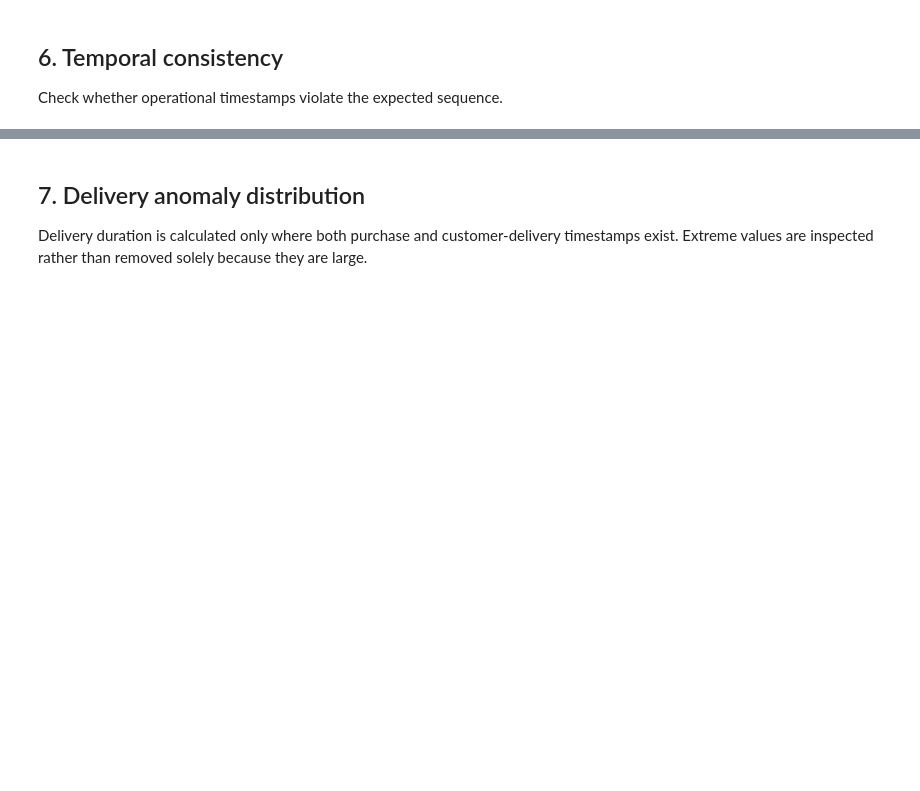
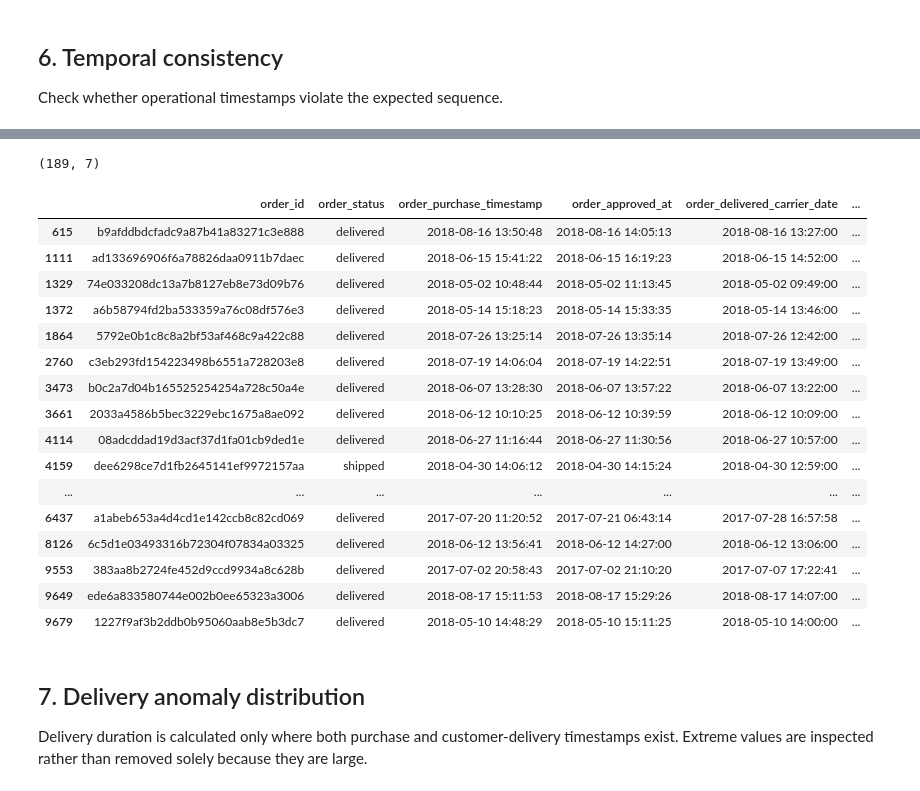
Before and after one commit to Prabudha-start/Retail-Ecommerce-BI-Analytics, a Jupyter notebook: notebooks/05_data_quality_audit.ipynb, the cells around one changed output, grey strips where cells are left out. Cells and saved outputs as stored; diff of their text form; code cells hidden in the pictures; blank space fills up the shorter version.

```diff
--- a/notebooks/05_data_quality_audit.ipynb
+++ b/notebooks/05_data_quality_audit.ipynb
@@ -113,0 +164,29 @@ pd.Series(temporal_checks, name='issue_count')
+# %%
+timestamp_anomalies = orders[
+    (
+        orders["order_delivered_carrier_date"].notna()
+        & (
+            orders["order_delivered_carrier_date"]
+            < orders["order_purchase_timestamp"]
+        )
+    )
+    |
+    (
+        orders["order_delivered_customer_date"].notna()
+        & orders["order_delivered_carrier_date"].notna()
+        & (
+            orders["order_delivered_customer_date"]
+            < orders["order_delivered_carrier_date"]
+        )
+    )
+][[
+    "order_id",
+    "order_status",
+    "order_purchase_timestamp",
+    "order_approved_at",
+    "order_delivered_carrier_date",
+    "order_delivered_customer_date",
+    "order_estimated_delivery_date"
+]]
+
+timestamp_anomalies
@@ -114,3 +207,27 @@ pd.Series(temporal_checks, name='issue_count')
+# %%
+timestamp_anomalies.shape
+# %% [output]
+(189, 7)
+# %%
+timestamp_anomalies.head(20)
+# %% [output]
+|  | order_id | order_status | order_purchase_timestamp | order_approved_at | order_delivered_carrier_date | ... |
+| 615 | b9afddbdcfadc9a87b41a83271c3e888 | delivered | 2018-08-16 13:50:48 | 2018-08-16 14:05:13 | 2018-08-16 13:27:00 | ... |
+| 1111 | ad133696906f6a78826daa0911b7daec | delivered | 2018-06-15 15:41:22 | 2018-06-15 16:19:23 | 2018-06-15 14:52:00 | ... |
+| 1329 | 74e033208dc13a7b8127eb8e73d09b76 | delivered | 2018-05-02 10:48:44 | 2018-05-02 11:13:45 | 2018-05-02 09:49:00 | ... |
+| 1372 | a6b58794fd2ba533359a76c08df576e3 | delivered | 2018-05-14 15:18:23 | 2018-05-14 15:33:35 | 2018-05-14 13:46:00 | ... |
+| 1864 | 5792e0b1c8c8a2bf53af468c9a422c88 | delivered | 2018-07-26 13:25:14 | 2018-07-26 13:35:14 | 2018-07-26 12:42:00 | ... |
+| 2760 | c3eb293fd154223498b6551a728203e8 | delivered | 2018-07-19 14:06:04 | 2018-07-19 14:22:51 | 2018-07-19 13:49:00 | ... |
+| 3473 | b0c2a7d04b165525254254a728c50a4e | delivered | 2018-06-07 13:28:30 | 2018-06-07 13:57:22 | 2018-06-07 13:22:00 | ... |
+| 3661 | 2033a4586b5bec3229ebc1675a8ae092 | delivered | 2018-06-12 10:10:25 | 2018-06-12 10:39:59 | 2018-06-12 10:09:00 | ... |
+| 4114 | 08adcddad19d3acf37d1fa01cb9ded1e | delivered | 2018-06-27 11:16:44 | 2018-06-27 11:30:56 | 2018-06-27 10:57:00 | ... |
+| 4159 | dee6298ce7d1fb2645141ef9972157aa | shipped | 2018-04-30 14:06:12 | 2018-04-30 14:15:24 | 2018-04-30 12:59:00 | ... |
+| ... | ... | ... | ... | ... | ... | ... |
+| 6437 | a1abeb653a4d4cd1e142ccb8c82cd069 | delivered | 2017-07-20 11:20:52 | 2017-07-21 06:43:14 | 2017-07-28 16:57:58 | ... |
+| 8126 | 6c5d1e03493316b72304f07834a03325 | delivered | 2018-06-12 13:56:41 | 2018-06-12 14:27:00 | 2018-06-12 13:06:00 | ... |
+| 9553 | 383aa8b2724fe452d9ccd9934a8c628b | delivered | 2017-07-02 20:58:43 | 2017-07-02 21:10:20 | 2017-07-07 17:22:41 | ... |
+| 9649 | ede6a833580744e002b0ee65323a3006 | delivered | 2018-08-17 15:11:53 | 2018-08-17 15:29:26 | 2018-08-17 14:07:00 | ... |
+| 9679 | 1227f9af3b2ddb0b95060aab8e5b3dc7 | delivered | 2018-05-10 14:48:29 | 2018-05-10 15:11:25 | 2018-05-10 14:00:00 | ... |
 # %% [markdown]
 ## 7. Delivery anomaly distribution
 
```
Also changed, not shown: parts of 16 cells of this notebook.
